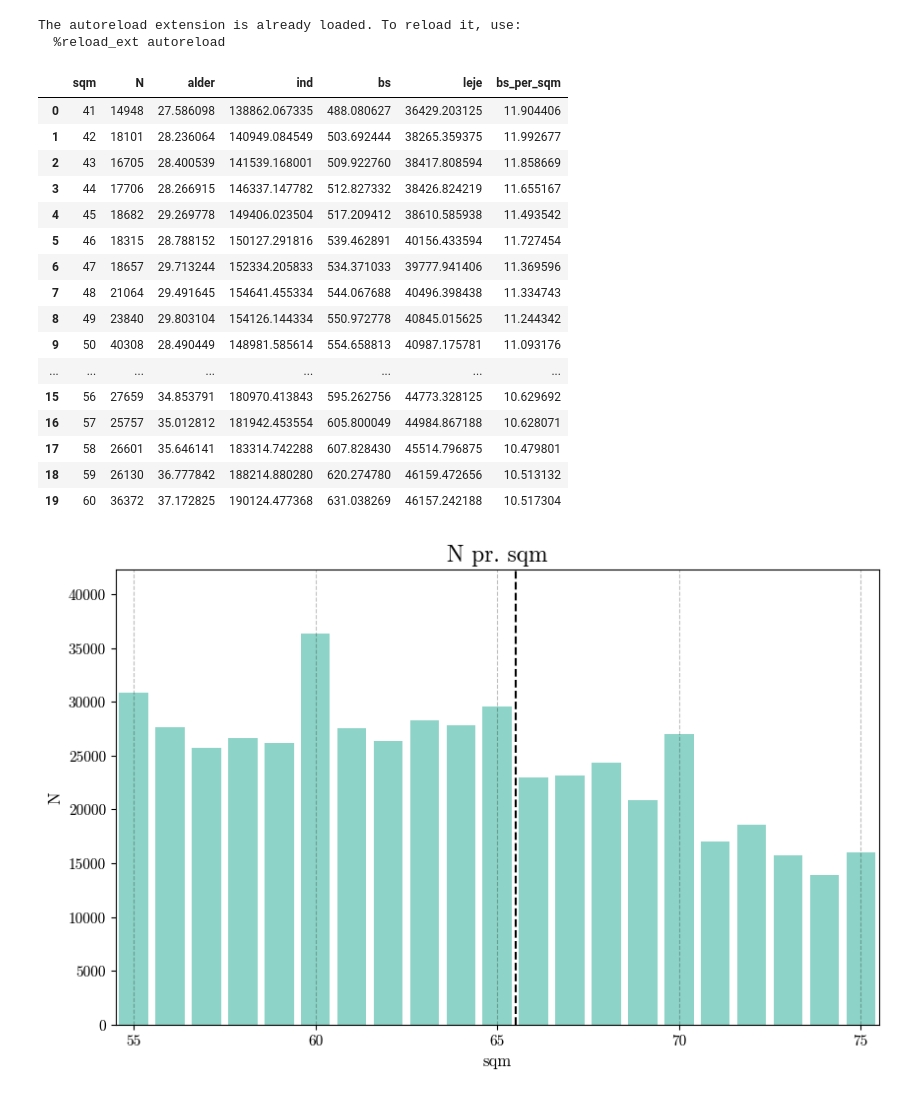
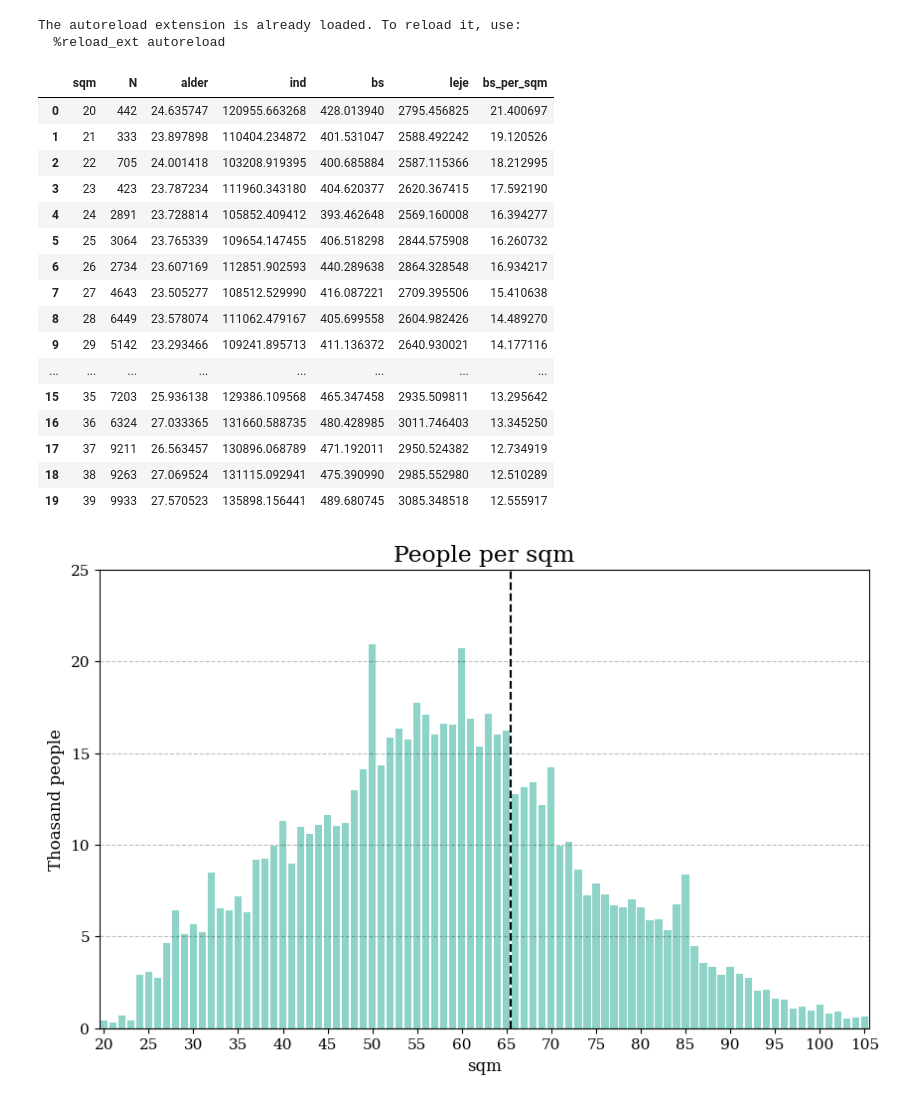
Before and after one commit to HansHoltenAndersen/Bachelor, a Jupyter notebook: Plots.ipynb, the cells around one changed output. Saved outputs shown, nothing was run; the diff lists cells and outputs as text; code cells hidden in the pictures.

Commit message:
Updating plots to reflect newest data

```diff
--- a/Plots.ipynb
+++ b/Plots.ipynb
@@ -3,15 +3,15 @@
 # %%
 import numpy as np
 import matplotlib.pyplot as plt
-import matplotlib.pyplot as plt
 from matplotlib import rcParams
 
-# Use mathtext Computer Modern for everything (no LaTeX or external font needed)
-rcParams.update({
+# Use a different serif font (DejaVu Serif is widely available)
+plt.rcParams.update({
     "text.usetex": False,
-    "mathtext.fontset": "cm",        # Computer Modern math
-    "font.family": "cmr10",          # use same internal CM font for regular text
-    "font.size": 12,
+    "font.family": "serif",
+    "font.serif": ["DejaVu Serif"],  # Use DejaVu Serif instead of Latin Modern
+    "mathtext.fontset": "cm",        # Keep LaTeX-style math font
+    "axes.unicode_minus": True       # Ensure unicode minus is used
 })
 
 
@@ -47,7 +47,7 @@ The autoreload extension is already loaded. To reload it, use:
   %reload_ext autoreload
 # %%
 # import exceldata
-df = pd.read_excel("Hjemsendelse 22-10-2025.xlsx", sheet_name="kvm_data")
+df = pd.read_excel("Hjemsendelse 05-11-2025.xlsx", sheet_name="Deskr. data")
 
 #gen bs/sqm variable
 df['bs_per_sqm'] = df['bs'] / df['sqm']
@@ -55,43 +55,45 @@ df['bs_per_sqm'] = df['bs'] / df['sqm']
 df.head(20)
 # %% [output]
 |  | sqm | N | alder | ind | bs | leje | bs_per_sqm |
-| 0 | 41 | 14948 | 27.586098 | 138862.067335 | 488.080627 | 36429.203125 | 11.904406 |
-| 1 | 42 | 18101 | 28.236064 | 140949.084549 | 503.692444 | 38265.359375 | 11.992677 |
-| 2 | 43 | 16705 | 28.400539 | 141539.168001 | 509.922760 | 38417.808594 | 11.858669 |
-| 3 | 44 | 17706 | 28.266915 | 146337.147782 | 512.827332 | 38426.824219 | 11.655167 |
-| 4 | 45 | 18682 | 29.269778 | 149406.023504 | 517.209412 | 38610.585938 | 11.493542 |
-| 5 | 46 | 18315 | 28.788152 | 150127.291816 | 539.462891 | 40156.433594 | 11.727454 |
-| 6 | 47 | 18657 | 29.713244 | 152334.205833 | 534.371033 | 39777.941406 | 11.369596 |
-| 7 | 48 | 21064 | 29.491645 | 154641.455334 | 544.067688 | 40496.398438 | 11.334743 |
-| 8 | 49 | 23840 | 29.803104 | 154126.144334 | 550.972778 | 40845.015625 | 11.244342 |
-| 9 | 50 | 40308 | 28.490449 | 148981.585614 | 554.658813 | 40987.175781 | 11.093176 |
+| 0 | 20 | 442 | 24.635747 | 120955.663268 | 428.013940 | 2795.456825 | 21.400697 |
+| 1 | 21 | 333 | 23.897898 | 110404.234872 | 401.531047 | 2588.492242 | 19.120526 |
+| 2 | 22 | 705 | 24.001418 | 103208.919395 | 400.685884 | 2587.115366 | 18.212995 |
+| 3 | 23 | 423 | 23.787234 | 111960.343180 | 404.620377 | 2620.367415 | 17.592190 |
+| 4 | 24 | 2891 | 23.728814 | 105852.409412 | 393.462648 | 2569.160008 | 16.394277 |
+| 5 | 25 | 3064 | 23.765339 | 109654.147455 | 406.518298 | 2844.575908 | 16.260732 |
+| 6 | 26 | 2734 | 23.607169 | 112851.902593 | 440.289638 | 2864.328548 | 16.934217 |
+| 7 | 27 | 4643 | 23.505277 | 108512.529990 | 416.087221 | 2709.395506 | 15.410638 |
+| 8 | 28 | 6449 | 23.578074 | 111062.479167 | 405.699558 | 2604.982426 | 14.489270 |
+| 9 | 29 | 5142 | 23.293466 | 109241.895713 | 411.136372 | 2640.930021 | 14.177116 |
 | ... | ... | ... | ... | ... | ... | ... | ... |
-| 15 | 56 | 27659 | 34.853791 | 180970.413843 | 595.262756 | 44773.328125 | 10.629692 |
-| 16 | 57 | 25757 | 35.012812 | 181942.453554 | 605.800049 | 44984.867188 | 10.628071 |
-| 17 | 58 | 26601 | 35.646141 | 183314.742288 | 607.828430 | 45514.796875 | 10.479801 |
-| 18 | 59 | 26130 | 36.777842 | 188214.880280 | 620.274780 | 46159.472656 | 10.513132 |
-| 19 | 60 | 36372 | 37.172825 | 190124.477368 | 631.038269 | 46157.242188 | 10.517304 |
+| 15 | 35 | 7203 | 25.936138 | 129386.109568 | 465.347458 | 2935.509811 | 13.295642 |
+| 16 | 36 | 6324 | 27.033365 | 131660.588735 | 480.428985 | 3011.746403 | 13.345250 |
+| 17 | 37 | 9211 | 26.563457 | 130896.068789 | 471.192011 | 2950.524382 | 12.734919 |
+| 18 | 38 | 9263 | 27.069524 | 131115.092941 | 475.390990 | 2985.552980 | 12.510289 |
+| 19 | 39 | 9933 | 27.570523 | 135898.156441 | 489.680745 | 3085.348518 | 12.555917 |
 # %%
 #Plot N on sqm
 df = df.sort_values(by="sqm")
 
 #make dotted line between bars 65 sqm and 66 sqm
 
 plt.figure(figsize=(10,6))
-plt.xlim(54.5, 75.5) # limit x-axis to 55-75 sqm
-plt.xticks(np.arange(55, 76, 5))  # limit x-axis to 55-75 sqm
-plt.bar(df['sqm'], df['N'])
-plt.title('N pr. sqm')
+plt.xlim(19.5, 105.5) # limit x-axis to 55-75 sqm
+plt.xticks(np.arange(20, 105.01, 5))  # limit x-axis to 55-75 sqm
+plt.ylim(0, 25) # limit x-axis to 55-75 sqm
+plt.yticks(np.arange(0, 25.01, 5))  # limit x-axis to 55-75 sqm
+plt.bar(df['sqm'], df['N']/1000)
+plt.title('People per sqm')
 plt.xlabel('sqm')
-plt.ylabel('N')
-plt.grid(axis='y')
+plt.ylabel('Thoasand people')
+plt.grid(axis='x')
 x1 = 65
 x2 = 66
 midpoint = (x1 + x2) / 2
 plt.axvline(x=midpoint, color='black', linestyle='--')
 plt.show()
 # %% [output]
-[figure, old version]
+[figure, new version]
 # %%
 plt.figure(figsize=(10,6))
 
```
Also changed, not shown: parts of 7 cells of this notebook, 6 other files.
